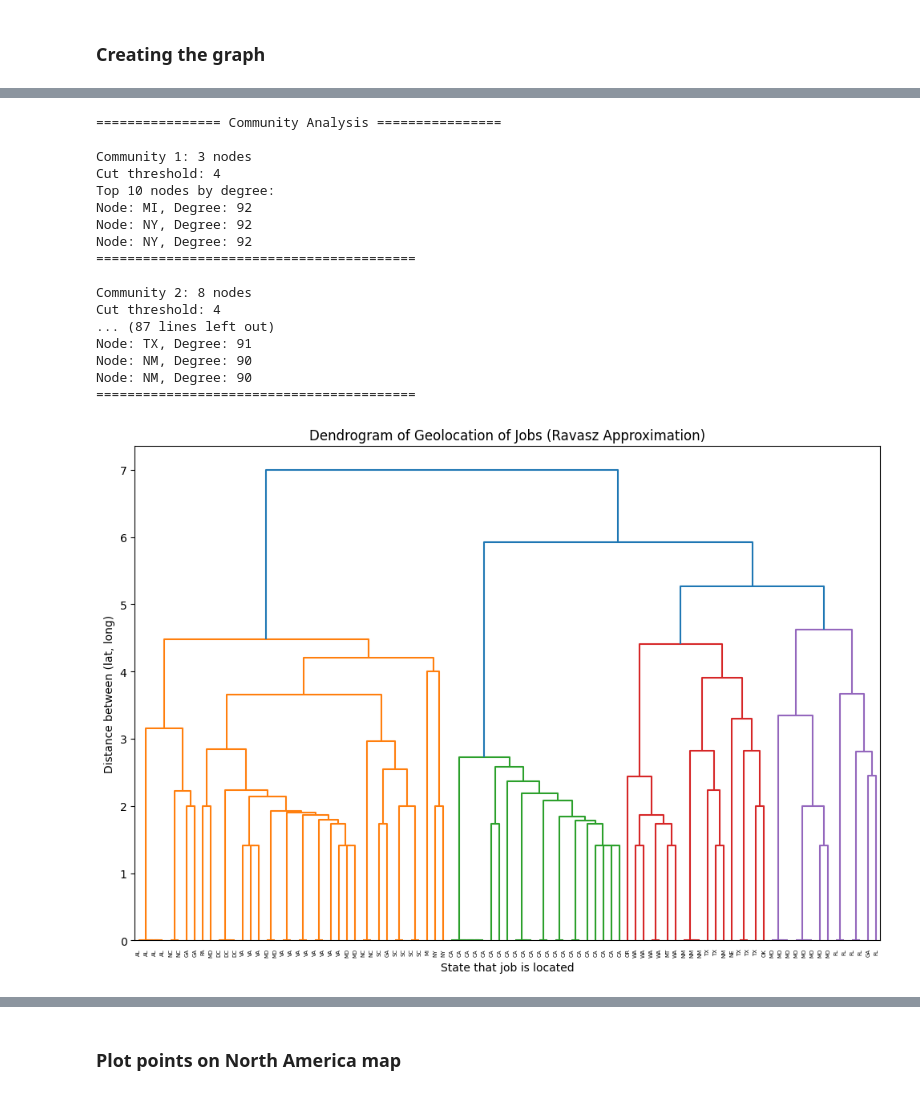
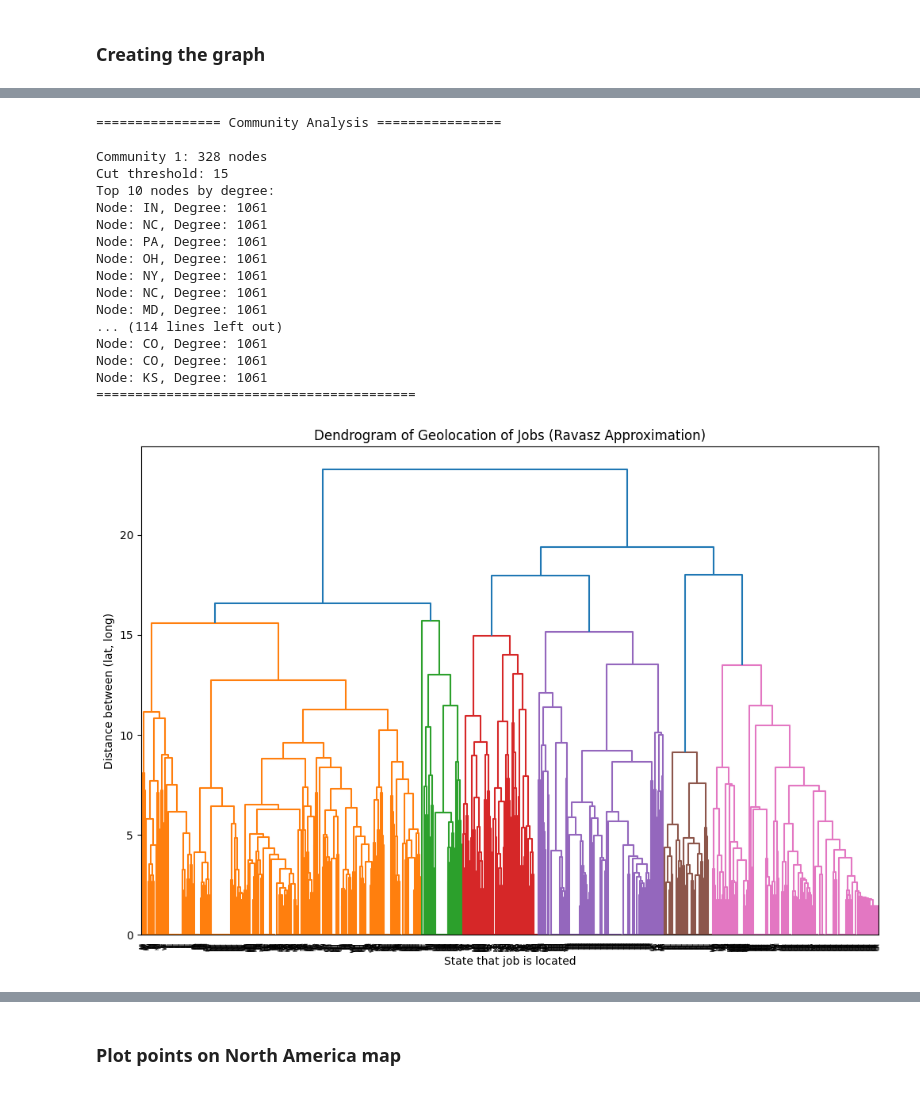
Before and after one commit to whleng/18755-project, a Jupyter notebook: wenhui_part/create_network_locations.ipynb, the cells around one changed output, grey strips where cells are left out. Drawn from its saved outputs; the diff is of its cells as text; code cells hidden in the pictures.

```diff
--- a/wenhui_part/create_network_locations.ipynb
+++ b/wenhui_part/create_network_locations.ipynb
@@ -216,3 +289,5 @@ df_postings_final.to_csv('tech_postings_with_location.csv', index=False)
+# %%
+df_postings_final = pd.read_csv('filtered_1000_postings_with_location.csv')
 # %%
 from geopy.distance import great_circle
 
@@ -241,7 +332,6 @@ attrs = {
         'lat': row['lat'],
         'long': row['long'],
         'state': row['state'],
-        'normalized_salary': row['normalized_salary'],
         'industry_name': row['industry_name'],
     }
     for _, row in df_postings_final.iterrows()
@@ -315,53 +438,53 @@ plt.ylabel("Distance between (lat, long)")
 plt.savefig("figures/ravasz_dendrogram.jpg")
 
 # Define a parameter to "cut" the dendrogram and form communities
-cut_threshold = 4  # Adjust this to control the community granularity
+cut_threshold = 15  # Adjust this to control the community granularity
 clusters = fcluster(Z, cut_threshold, criterion='distance')
 
 # Print out the communities in the same format
 community_dict = {}
 for node, cluster_id in zip(nodes, clusters):
     if cluster_id not in community_dict:
         community_dict[cluster_id] = []
     community_dict[cluster_id].append(node)
 
 print("================ Community Analysis ================\n")
 for i, (cluster_id, community_nodes) in enumerate(community_dict.items(), 1):
     community_subgraph = G.subgraph(community_nodes)
     print(f"Community {i}: {len(community_nodes)} nodes")
     print(f"Cut threshold: {cut_threshold}")
 
     # Sort nodes by degree and select top 10 by degree within the community
     top_10_nodes = sorted(
         [(node, G.degree[node]) for node in community_nodes],
         key=lambda x: x[1],
         reverse=True
     )[:10]
 
     print("Top 10 nodes by degree:")
     for node, degree in top_10_nodes:
         state = G.nodes()[node]["state"]
         print(f"Node: {state}, Degree: {degree}")
     print("=========================================\n")
 # %% [output]
 ================ Community Analysis ================
 
-Community 1: 3 nodes
-Cut threshold: 4
+Community 1: 328 nodes
+Cut threshold: 15
 Top 10 nodes by degree:
-Node: MI, Degree: 92
-Node: NY, Degree: 92
-Node: NY, Degree: 92
+Node: IN, Degree: 1061
+Node: NC, Degree: 1061
+Node: PA, Degree: 1061
+Node: OH, Degree: 1061
+Node: NY, Degree: 1061
+Node: NC, Degree: 1061
+Node: MD, Degree: 1061
+... (114 lines left out)
+Node: CO, Degree: 1061
+Node: CO, Degree: 1061
+Node: KS, Degree: 1061
 =========================================
-
-Community 2: 8 nodes
-Cut threshold: 4
-... (87 lines left out)
-Node: TX, Degree: 91
-Node: NM, Degree: 90
-Node: NM, Degree: 90
-=========================================
-[figure, old version]
+[figure, new version]
 # %%
 # Number of communities
 print(f"Number of communities: {len(community_dict.keys())}")
```
Also changed, not shown: parts of 49 cells of this notebook.
